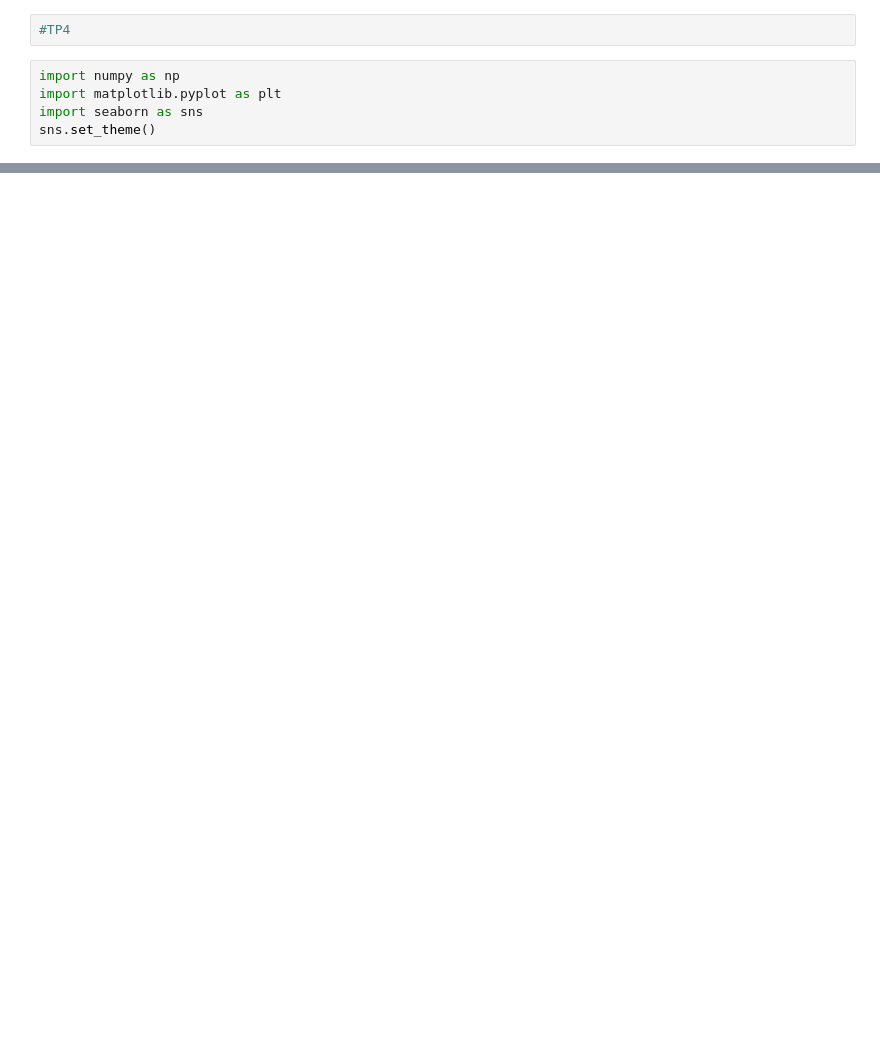
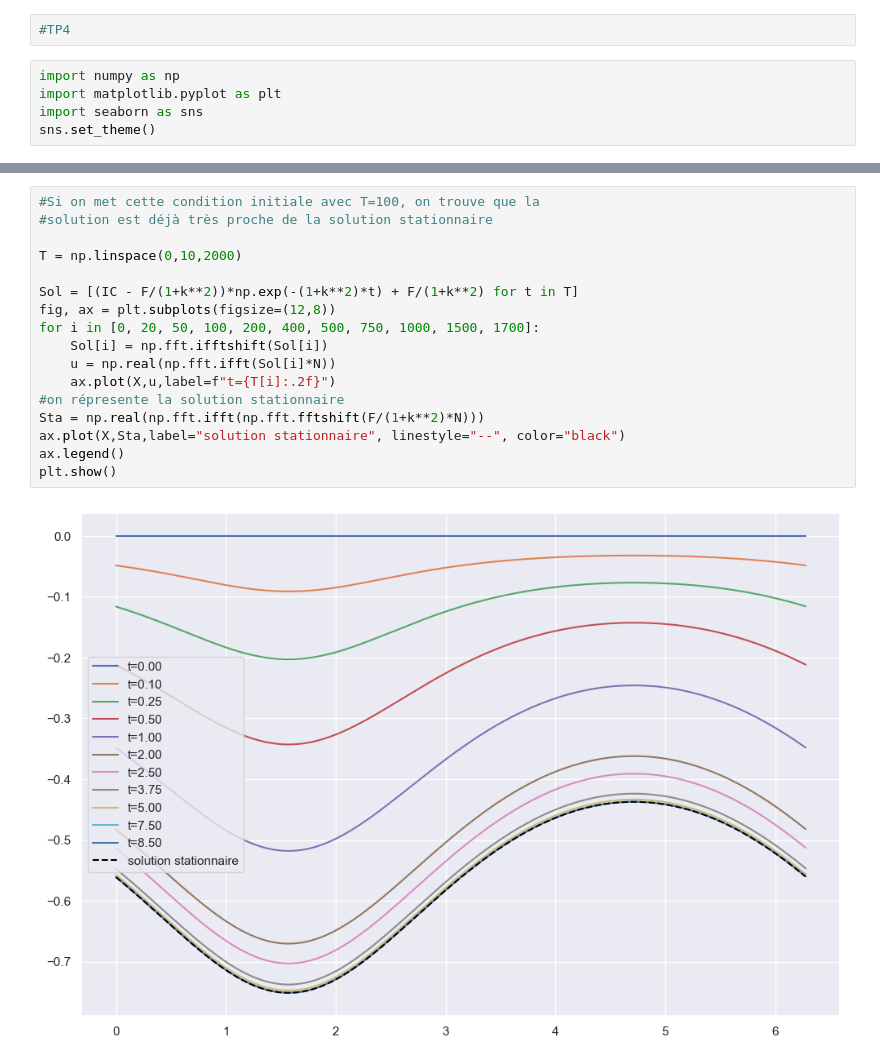
Before and after one commit to PolTibau/Fourier-Discrete, a Jupyter notebook: TP/TP4.ipynb, the cells around one changed output, grey strips where cells are left out. Cells and saved outputs as stored; diff of their text form; blank space fills up the shorter version.

```diff
--- a/TP/TP4.ipynb
+++ b/TP/TP4.ipynb
@@ -49,0 +64,19 @@ plt.show()
+# %%
+#Si on met cette condition initiale avec T=100, on trouve que la
+#solution est déjà très proche de la solution stationnaire
+
+T = np.linspace(0,10,2000)
+
+Sol = [(IC - F/(1+k**2))*np.exp(-(1+k**2)*t) + F/(1+k**2) for t in T]
+fig, ax = plt.subplots(figsize=(12,8))
+for i in [0, 20, 50, 100, 200, 400, 500, 750, 1000, 1500, 1700]:
+    Sol[i] = np.fft.ifftshift(Sol[i])
+    u = np.real(np.fft.ifft(Sol[i]*N))
+    ax.plot(X,u,label=f"t={T[i]:.2f}")
+#on répresente la solution stationnaire
+Sta = np.real(np.fft.ifft(np.fft.fftshift(F/(1+k**2)*N)))
+ax.plot(X,Sta,label="solution stationnaire", linestyle="--", color="black")
+ax.legend()
+plt.show()
+# %% [output]
+[figure, added]
```
Also changed, not shown: parts of 2 cells of this notebook, 1 other file.
